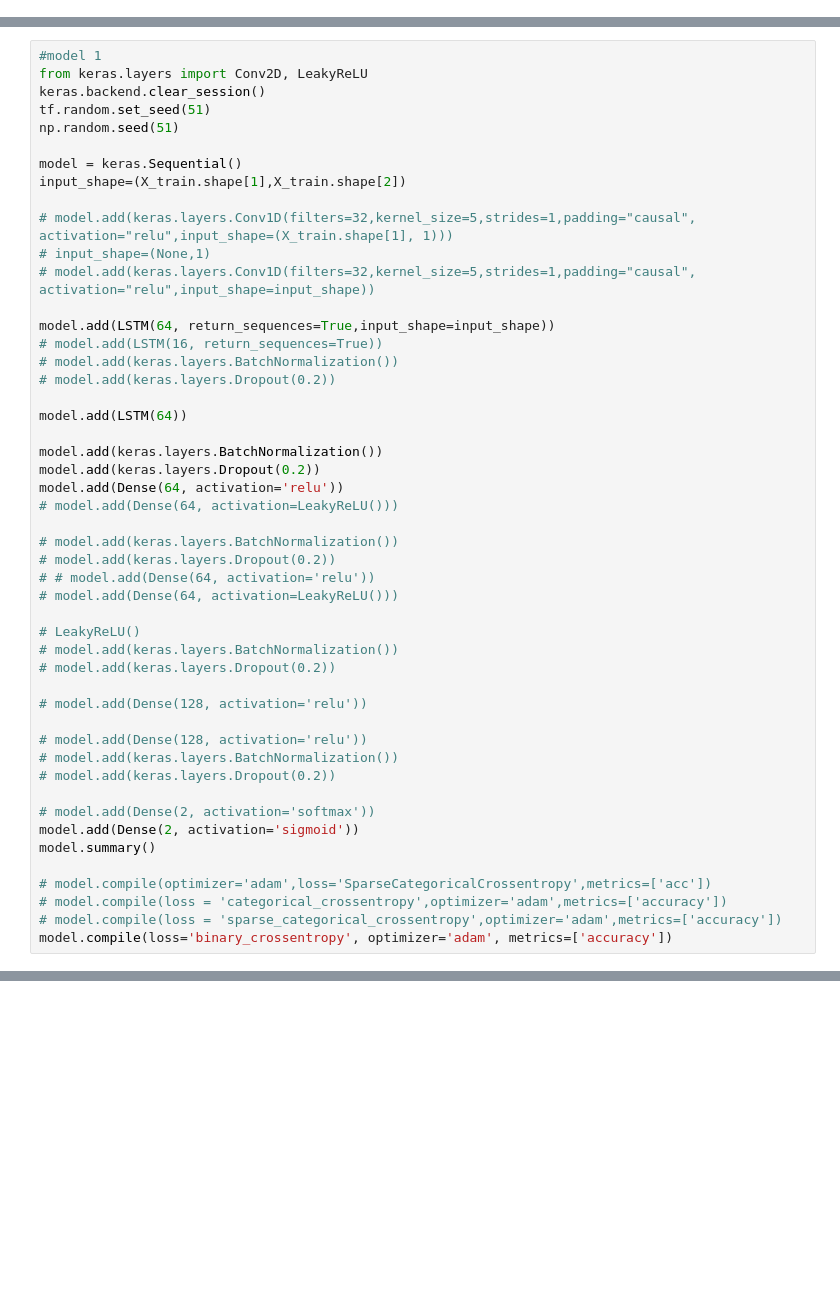
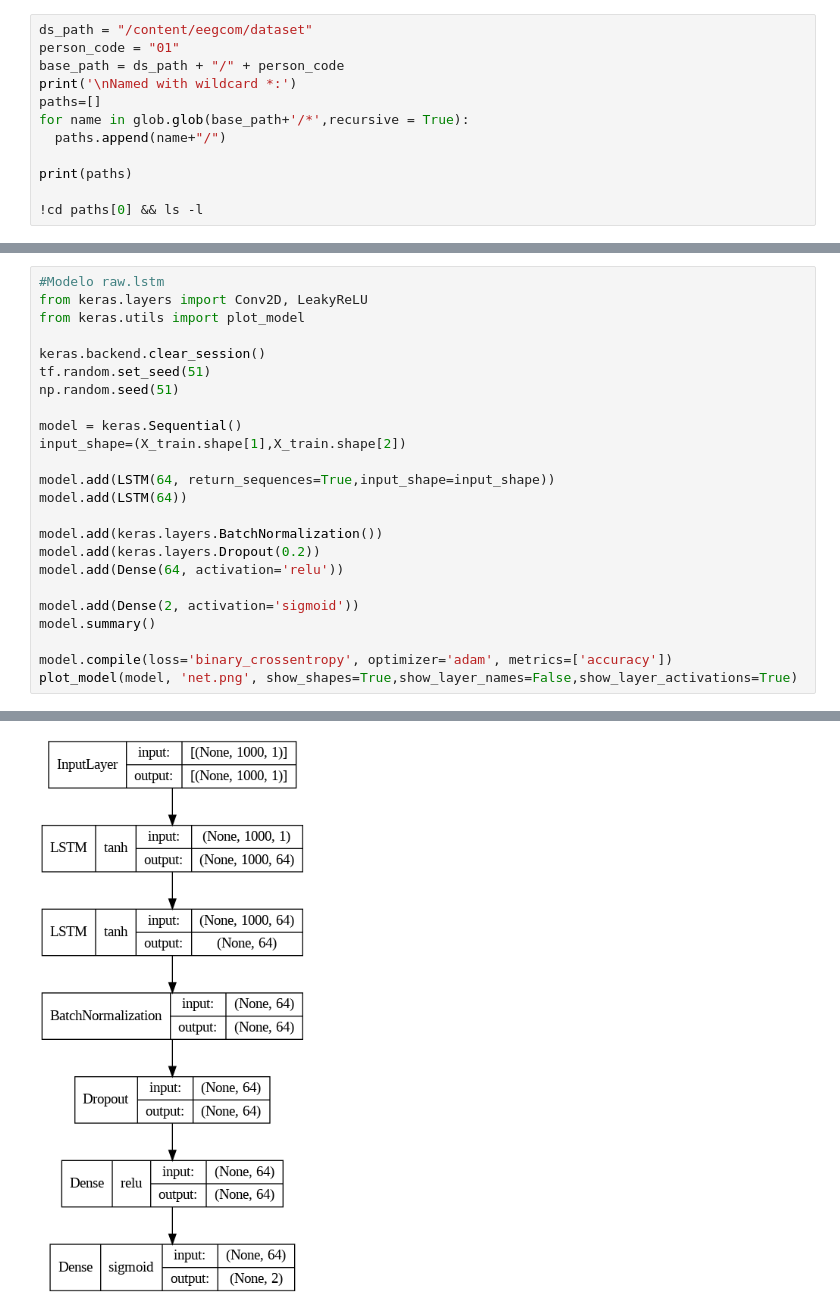
Before and after one commit to javierrca/eegcom, a Jupyter notebook: python/eegcom_train_raw.ipynb, the cells around one changed output, grey strips where cells are left out. Cells and saved outputs as stored; diff of their text form; blank space fills up the shorter version.

```diff
--- a/python/eegcom_train_raw.ipynb
+++ b/python/eegcom_train_raw.ipynb
@@ -243,0 +52,12 @@ plt.show()
+# %%
+ds_path = "/content/eegcom/dataset"
+person_code = "01"
+base_path = ds_path + "/" + person_code
+print('\nNamed with wildcard *:')
+paths=[]
+for name in glob.glob(base_path+'/*',recursive = True):
+  paths.append(name+"/")
+
+print(paths)
+
+!cd paths[0] && ls -l
@@ -298,6 +157,8 @@ X_train.shape, y_train.shape,X_test.shape,y_test.shape,X_val.shape, y_val.shape
 # %%
-#model 1
+#Modelo raw.lstm
 from keras.layers import Conv2D, LeakyReLU
+from keras.utils import plot_model
+
 keras.backend.clear_session()
 tf.random.set_seed(51)
 np.random.seed(51)
@@ -305,63 +166,37 @@ np.random.seed(51)
 model = keras.Sequential()
 input_shape=(X_train.shape[1],X_train.shape[2])
 
-# model.add(keras.layers.Conv1D(filters=32,kernel_size=5,strides=1,padding="causal", activation="relu",input_shape=(X_train.shape[1], 1)))
-# input_shape=(None,1)
-# model.add(keras.layers.Conv1D(filters=32,kernel_size=5,strides=1,padding="causal", activation="relu",input_shape=input_shape))
-
 model.add(LSTM(64, return_sequences=True,input_shape=input_shape))
-# model.add(LSTM(16, return_sequences=True))
-# model.add(keras.layers.BatchNormalization())
-# model.add(keras.layers.Dropout(0.2))
-
 model.add(LSTM(64))
 
 model.add(keras.layers.BatchNormalization())
 model.add(keras.layers.Dropout(0.2))
 model.add(Dense(64, activation='relu'))
-# model.add(Dense(64, activation=LeakyReLU()))
 
-# model.add(keras.layers.BatchNormalization())
-# model.add(keras.layers.Dropout(0.2))
-# # model.add(Dense(64, activation='relu'))
-# model.add(Dense(64, activation=LeakyReLU()))
-
-# LeakyReLU()
-# model.add(keras.layers.BatchNormalization())
-# model.add(keras.layers.Dropout(0.2))
-
-# model.add(Dense(128, activation='relu'))
-
-# model.add(Dense(128, activation='relu'))
-# model.add(keras.layers.BatchNormalization())
-# model.add(keras.layers.Dropout(0.2))
-
-# model.add(Dense(2, activation='softmax'))
 model.add(Dense(2, activation='sigmoid'))
 model.summary()
 
-# model.compile(optimizer='adam',loss='SparseCategoricalCrossentropy',metrics=['acc'])
-# model.compile(loss = 'categorical_crossentropy',optimizer='adam',metrics=['accuracy'])
-# model.compile(loss = 'sparse_categorical_crossentropy',optimizer='adam',metrics=['accuracy'])
 model.compile(loss='binary_crossentropy', optimizer='adam', metrics=['accuracy'])
+plot_model(model, 'net.png', show_shapes=True,show_layer_names=False,show_layer_activations=True)
 # %% [output]
 Model: "sequential"
 _________________________________________________________________
  Layer (type)                Output Shape              Param #
 =================================================================
  lstm (LSTM)                 (None, 1000, 64)          16896
 
  lstm_1 (LSTM)               (None, 64)                33024
 
  batch_normalization (Batch  (None, 64)                256
  Normalization)
 
  dropout (Dropout)           (None, 64)                0
 ... (6 lines left out)
 Total params: 54466 (212.76 KB)
 Trainable params: 54338 (212.26 KB)
 Non-trainable params: 128 (512.00 Byte)
 _________________________________________________________________
+[figure, added]
 # %%
 class myCallback(tf.keras.callbacks.Callback):
       def on_epoch_end(self, epoch, logs={}):
```
Also changed, not shown: parts of 36 cells of this notebook, 3 other files.
